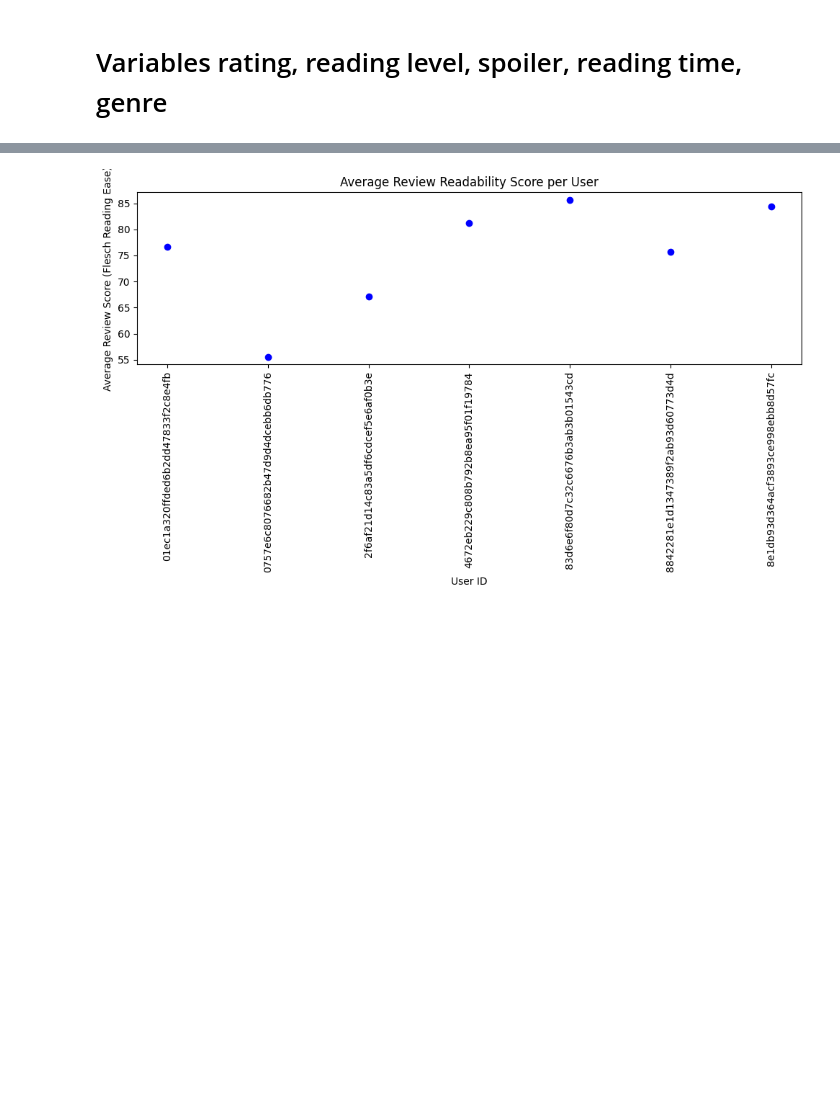
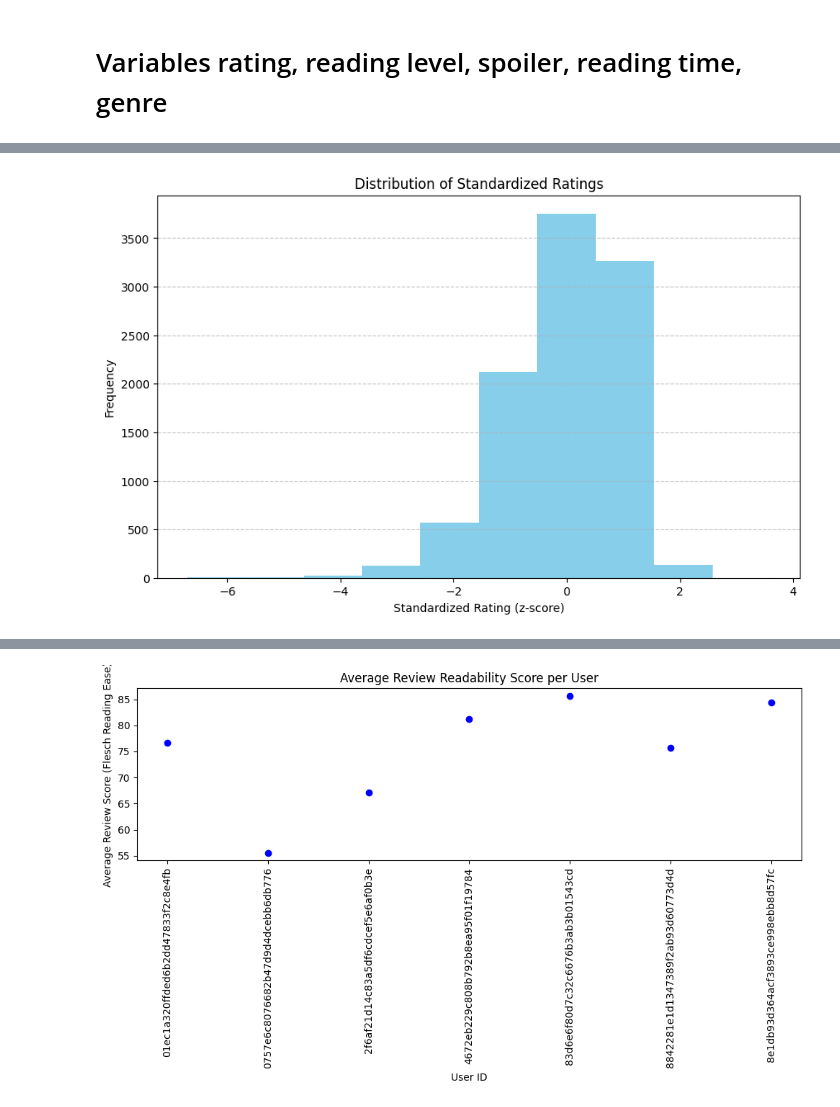
Before and after one commit to Windrunner25/Code, a Jupyter notebook: code.ipynb, the cells around one changed output, grey strips where cells are left out. Saved outputs shown, nothing was run; the diff lists cells and outputs as text; code cells hidden in the pictures; blank space fills up the shorter version.

Commit message:
Z-score standardization

```diff
--- a/code.ipynb
+++ b/code.ipynb
@@ -4,0 +21,42 @@
+# %%
+import pandas as pd
+import numpy as np
+import matplotlib.pyplot as plt
+
+# Read the JSON file (assuming it's large, you may use chunks if needed)
+chunk_size = 10000
+chunks = pd.read_json('./data/goodreads_reviews_spoiler_raw.json', lines=True, chunksize=chunk_size)
+
+for chunk in chunks:
+    df = chunk
+    break  # Stop after reading the first chunk
+
+# Group by 'user_id'
+grouped = df.groupby('user_id')
+
+standardized_ratings = []
+
+# Group by user and process each group
+for user_id, group in df.groupby('user_id'):
+    # Calculate the mean and std deviation for the user's ratings
+    user_mean = group['rating'].mean()
+    user_std = group['rating'].std(ddof=0)  # ddof=0 for population standard deviation
+
+    # Standardize each rating in the group
+    group['standardized_rating'] = (group['rating'] - user_mean) / user_std
+
+    # Append to the list
+    standardized_ratings.append(group)
+
+# Concatenate all standardized ratings into a single DataFrame
+standardized_df = pd.concat(standardized_ratings)
+
+plt.figure(figsize=(10, 6))
+plt.hist(standardized_df['standardized_rating'], bins=10, color='skyblue')
+plt.title('Distribution of Standardized Ratings')
+plt.xlabel('Standardized Rating (z-score)')
+plt.ylabel('Frequency')
+plt.grid(axis='y', linestyle='--', alpha=0.7)
+plt.show()
+# %% [output]
+[figure, added]
```
Also changed, not shown: parts of 3 cells of this notebook.
